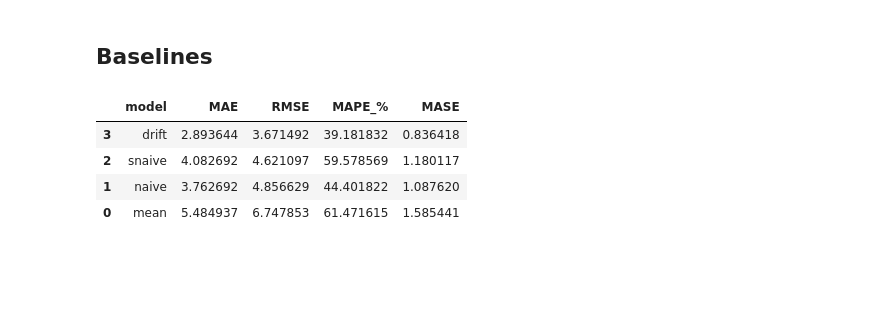
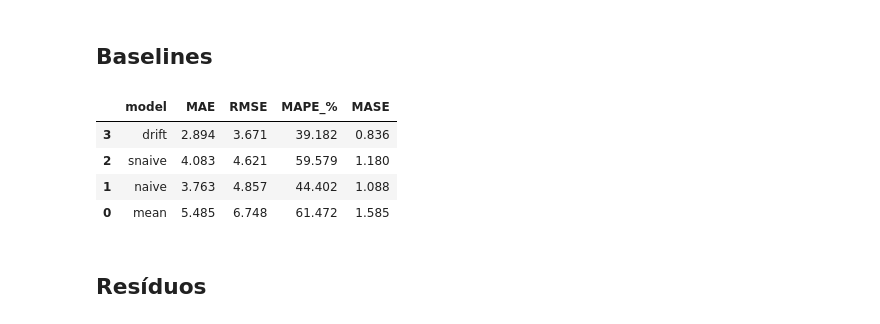
Before and after one commit to LeonardoAleee/analise_st, a Jupyter notebook: trabalho_a1.ipynb, the cells around one changed output. Saved outputs shown, nothing was run; the diff lists cells and outputs as text; code cells hidden in the pictures; blank space fills up the shorter version.

```diff
--- a/trabalho_a1.ipynb
+++ b/trabalho_a1.ipynb
@@ -105,35 +102,37 @@ h = 52  # horizonte (altere para 4 se quiser curto prazo)
 y_tr, y_te = y.iloc[:-h], y.iloc[-h:]
 fh = ForecastingHorizon(np.arange(1, h + 1), is_relative=True)
 
 def fit_pred(strategy, sp=1):
     f = NaiveForecaster(strategy=strategy, sp=sp)
     f.fit(y_tr)
     return f.predict(fh)
 
 preds = {
     "mean":  fit_pred("mean", sp=1),
     "naive": fit_pred("last", sp=1),
     "snaive": fit_pred("last", sp=52),   # sazonal
     "drift": fit_pred("drift", sp=1),
 }
 
 mase_metric = MeanAbsoluteScaledError(sp=52)
 
 rows = []
 for name, yhat in preds.items():
     rows.append({
         "model": name,
         "MAE":  mean_absolute_error(y_te, yhat),
         "RMSE": mean_squared_error(y_te, yhat, square_root=True),
         "MAPE_%": mean_absolute_percentage_error(y_te, yhat) * 100,
         "MASE": mase_metric(y_te, yhat, y_train=y_tr),
     })
 
-metrics_sktime = pd.DataFrame(rows).sort_values("RMSE")
+metrics_sktime = pd.DataFrame(rows).sort_values("RMSE").round(3)
 metrics_sktime
 # %% [output]
 |  | model | MAE | RMSE | MAPE_% | MASE |
-| 3 | drift | 2.893644 | 3.671492 | 39.181832 | 0.836418 |
-| 2 | snaive | 4.082692 | 4.621097 | 59.578569 | 1.180117 |
-| 1 | naive | 3.762692 | 4.856629 | 44.401822 | 1.087620 |
-| 0 | mean | 5.484937 | 6.747853 | 61.471615 | 1.585441 |
+| 3 | drift | 2.894 | 3.671 | 39.182 | 0.836 |
+| 2 | snaive | 4.083 | 4.621 | 59.579 | 1.180 |
+| 1 | naive | 3.763 | 4.857 | 44.402 | 1.088 |
+| 0 | mean | 5.485 | 6.748 | 61.472 | 1.585 |
+# %% [markdown]
+## Resíduos
```
Also changed, not shown: parts of 7 cells of this notebook.
